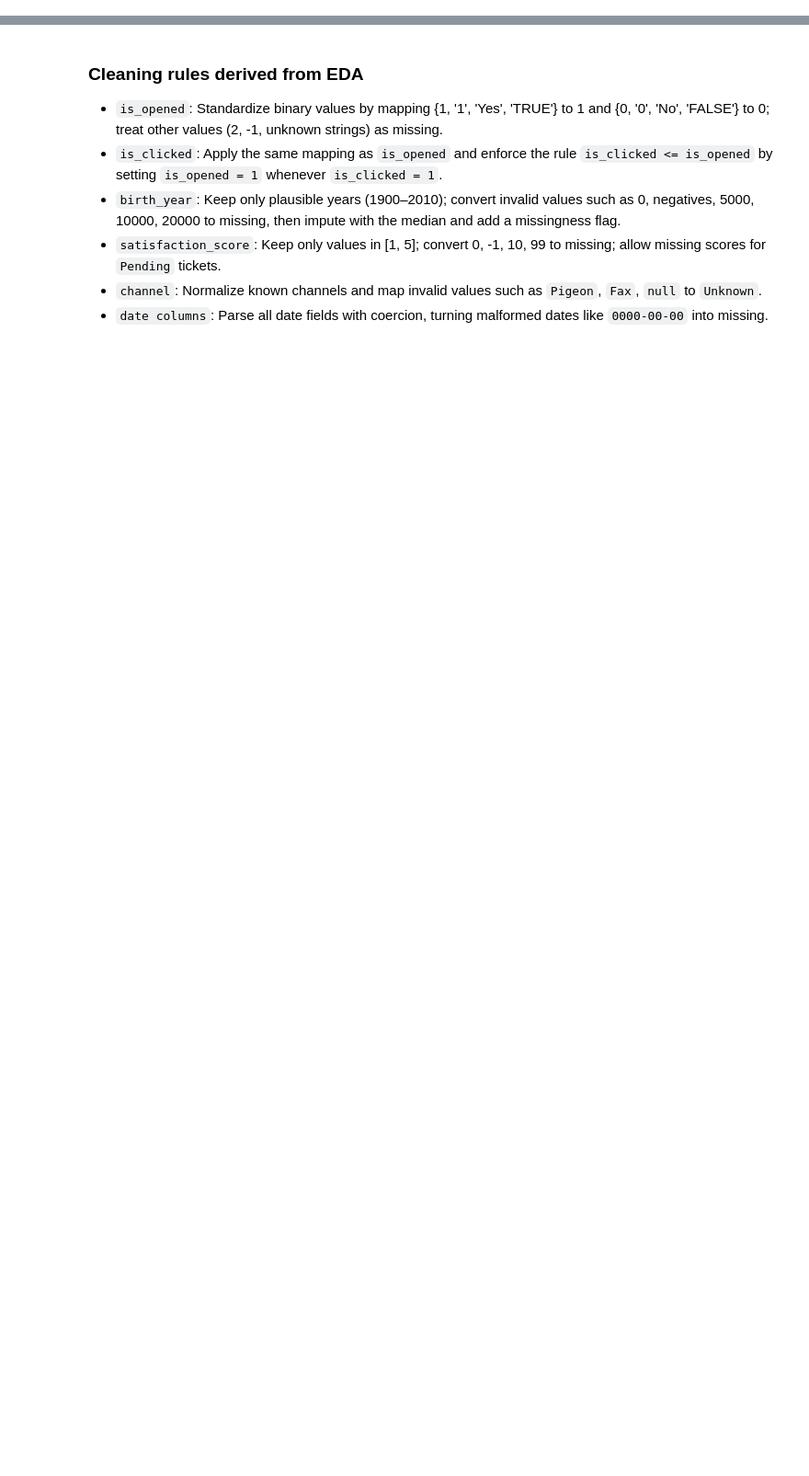
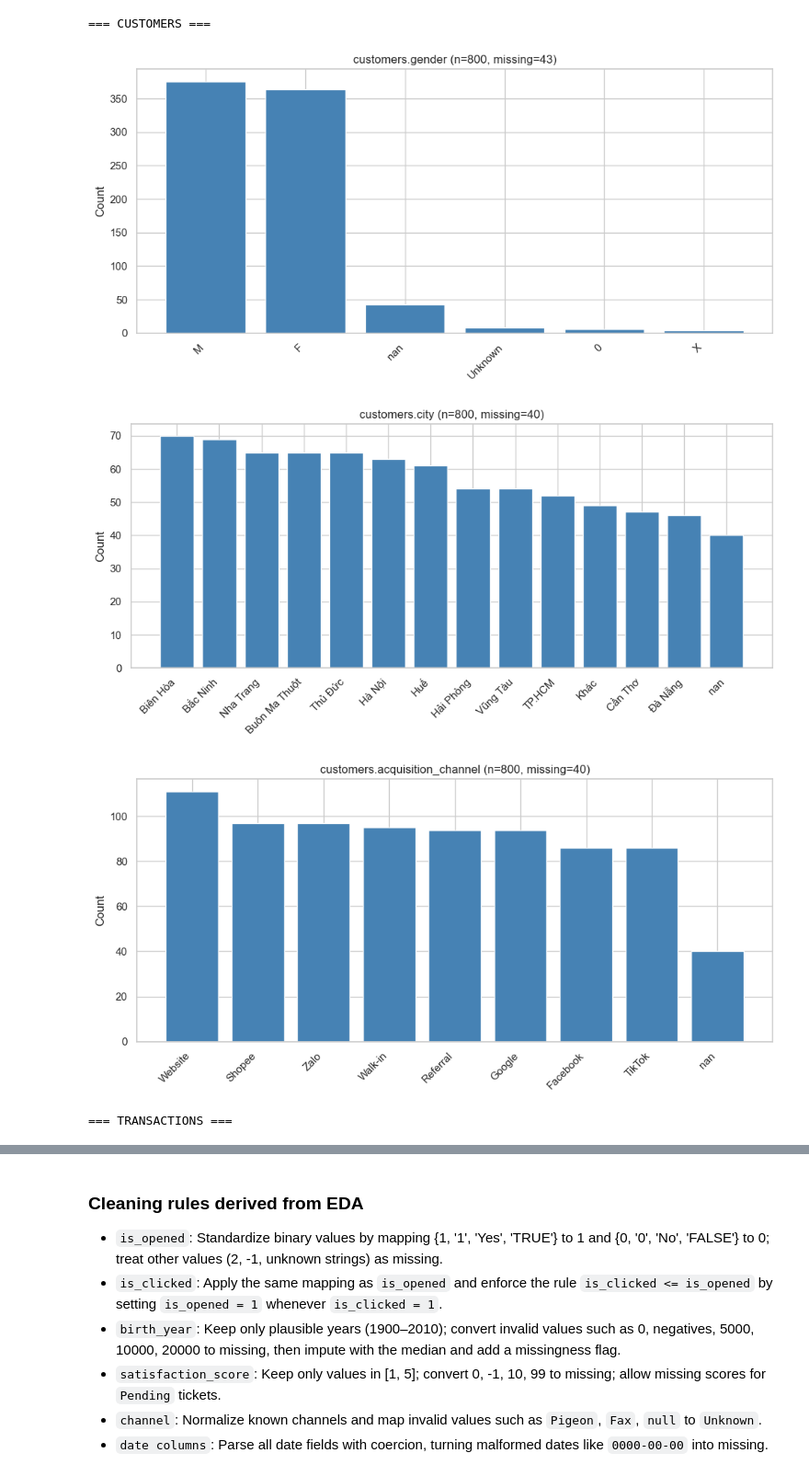
Before and after one commit to BlackWolf0905/FInal-Project-Machine_Learning, a Jupyter notebook: notebooks/01_eda.ipynb, the cells around one changed output, grey strips where cells are left out. Shown at 92% size. Drawn from its saved outputs; the diff is of its cells as text; code cells hidden in the pictures; blank space fills up the shorter version.

```diff
--- a/notebooks/01_eda.ipynb
+++ b/notebooks/01_eda.ipynb
@@ -40,0 +1,12 @@ plt.show()
+# %%
+from pathlib import Path
+import pandas as pd
+import warnings
+warnings.filterwarnings('ignore')
+
+# Jupyter không có __file__, dùng Path().resolve() thay thế
+# notebooks/ → .parent → FInal-Project/ → data/raw/
+DATA_DIR = Path().resolve().parent / "data" / "raw"
+
+print("📂 DATA_DIR:", DATA_DIR)
+print("📄 CSV files:", [f.name for f in DATA_DIR.glob("*.csv")])
@@ -40,0 +16,11 @@ plt.show()
+# %%
+dfs = {
+    'transactions':          pd.read_csv(DATA_DIR / 'transactions.csv'),
+    'transaction_items':     pd.read_csv(DATA_DIR / 'transaction_items.csv'),
+    'stores':                pd.read_csv(DATA_DIR / 'stores.csv'),
+    'products':              pd.read_csv(DATA_DIR / 'products.csv'),
+    'marketing_touchpoints': pd.read_csv(DATA_DIR / 'marketing_touchpoints.csv'),
+    'customers':             pd.read_csv(DATA_DIR / 'customers.csv'),
+    'customer_support':      pd.read_csv(DATA_DIR / 'customer_support.csv'),
+}
+print("✅ Loaded:", {k: v.shape for k, v in dfs.items()})
@@ -40,0 +70,11 @@ plt.show()
+# %%
+for name, cols in important_cols.items():
+    if name in dfs:
+        print(f"=== {name.upper()} ===")
+        plot_important_cats(dfs[name], name, cols)
+# %% [output]
+=== CUSTOMERS ===
+[figure, added]
+[figure, added]
+[figure, added]
+=== TRANSACTIONS ===
```
Also changed, not shown: parts of 10 cells of this notebook, 1 other file.
